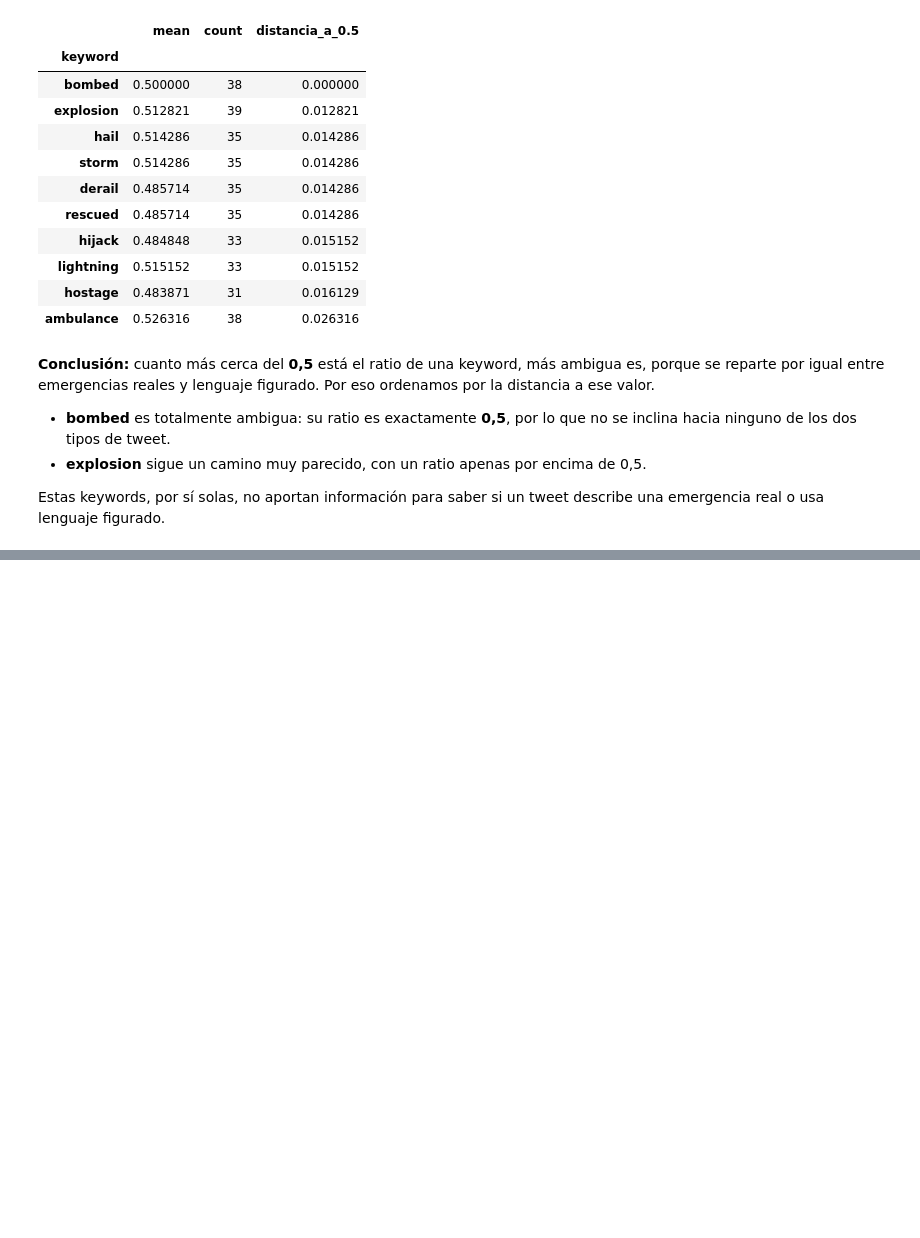
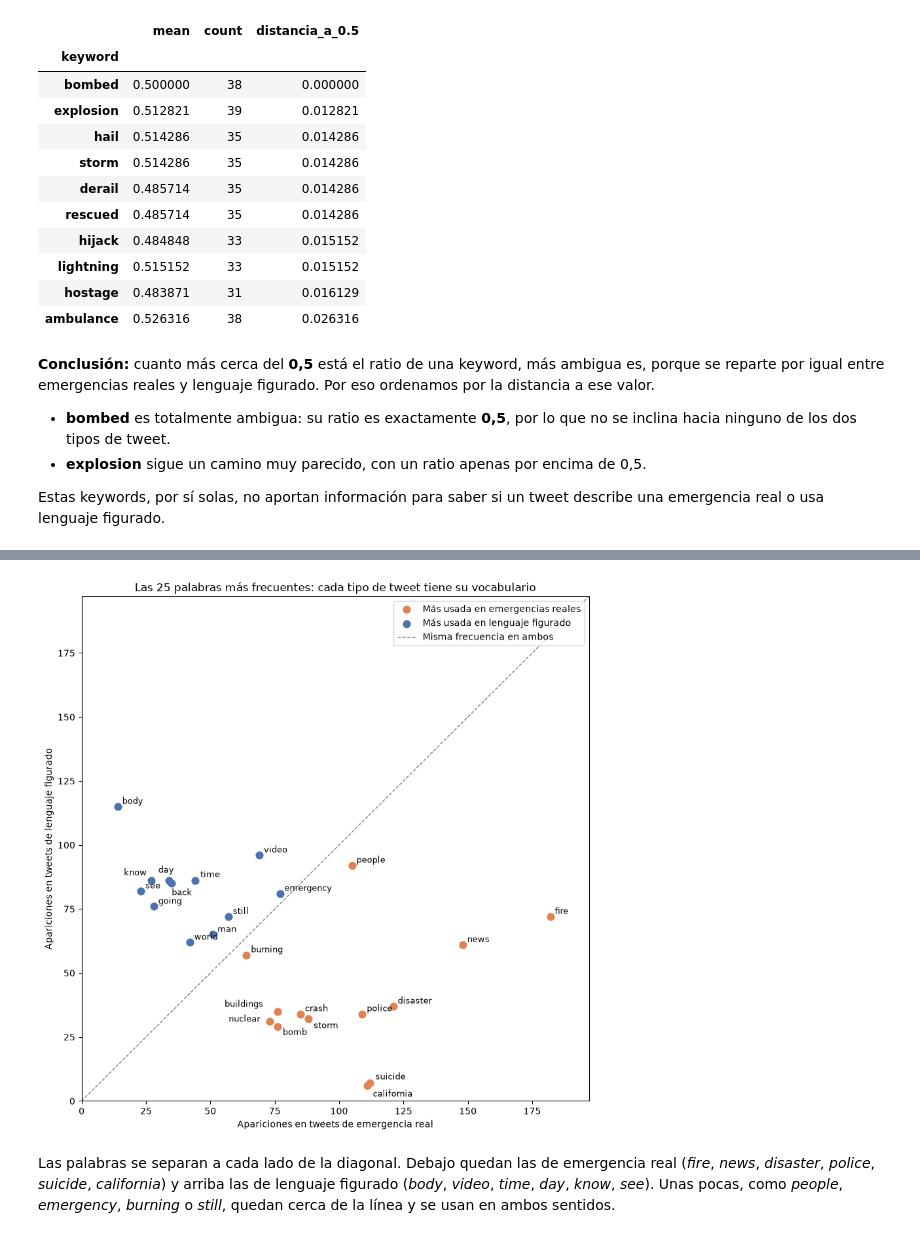
Before and after one commit to juanbalella20/TP1---1-Ciencia-de-Datos-Catedra-Martinelli, a Jupyter notebook: Trabajo-PracticoN°1/twitter.ipynb, the cells around one changed output, grey strips where cells are left out. Drawn from its saved outputs; the diff is of its cells as text; code cells hidden in the pictures; blank space fills up the shorter version.

```diff
--- a/Trabajo-PracticoN°1/twitter.ipynb
+++ b/Trabajo-PracticoN°1/twitter.ipynb
@@ -684,0 +344,33 @@ En cambio, las señales de emergencia real (**URL** con 54,7% y **números** con
+# %%
+top_palabras = frecuencias.assign(total=frecuencias.sum(axis=1)).nlargest(25, "total")
+es_real = top_palabras["real"] > top_palabras["figurado"]
+
+fig, ax = plt.subplots(figsize=(10, 10))
+ax.scatter(top_palabras.loc[es_real, "real"], top_palabras.loc[es_real, "figurado"],
+           color="#DD8452", s=60, label="Más usada en emergencias reales")
+ax.scatter(top_palabras.loc[~es_real, "real"], top_palabras.loc[~es_real, "figurado"],
+           color="#4C72B0", s=60, label="Más usada en lenguaje figurado")
+
+limite = top_palabras[["real", "figurado"]].max().max() + 15
+ax.plot([0, limite], [0, limite], color="gray", linestyle="--", linewidth=1, label="Misma frecuencia en ambos")
+
+# desplazamientos a mano para las palabras cuyos puntos quedan casi encimados
+desplazamientos = {"know": (-30, 6), "day": (-12, 9), "back": (0, -13), "time": (6, 4),
+                   "buildings": (-58, 5), "storm": (6, -10), "nuclear": (-45, 0), "bomb": (6, -9),
+                   "suicide": (6, 4), "california": (6, -12)}
+for palabra, fila in top_palabras.iterrows():
+    ax.annotate(palabra, (fila["real"], fila["figurado"]), xytext=desplazamientos.get(palabra, (5, 3)),
+                textcoords="offset points", fontsize=9)
+
+ax.set_xlim(0, limite)
+ax.set_ylim(0, limite)
+ax.set_xlabel("Apariciones en tweets de emergencia real")
+ax.set_ylabel("Apariciones en tweets de lenguaje figurado")
+ax.set_title("Las 25 palabras más frecuentes: cada tipo de tweet tiene su vocabulario")
+ax.legend(loc="upper right")
+
+plt.show()
+# %% [output]
+[figure, added]
+# %% [markdown]
+Las palabras se separan a cada lado de la diagonal. Debajo quedan las de emergencia real (*fire*, *news*, *disaster*, *police*, *suicide*, *california*) y arriba las de lenguaje figurado (*body*, *video*, *time*, *day*, *know*, *see*). Unas pocas, como *people*, *emergency*, *burning* o *still*, quedan cerca de la línea y se usan en ambos sentidos.
```
Also changed, not shown: parts of 107 cells of this notebook.
